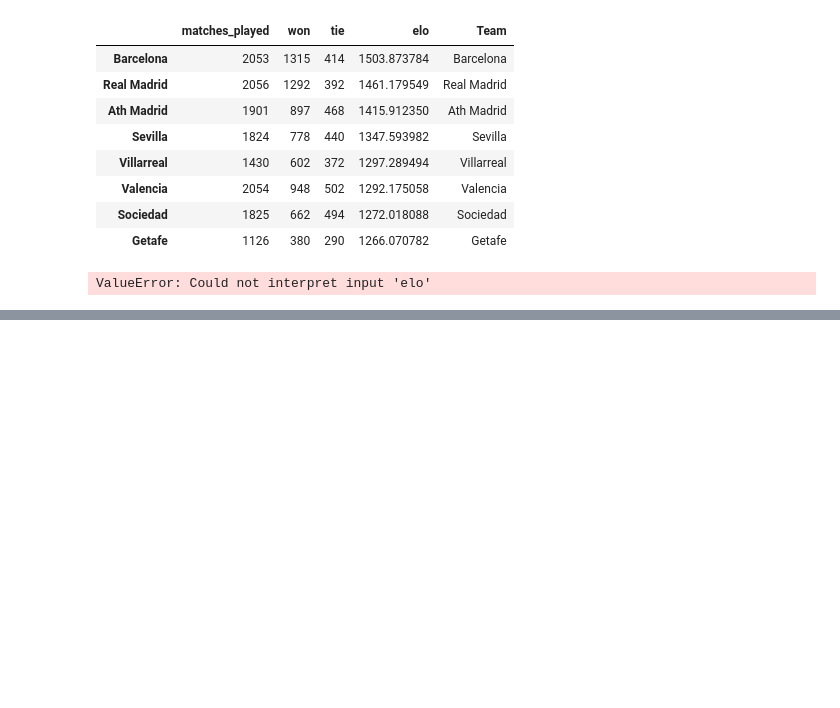
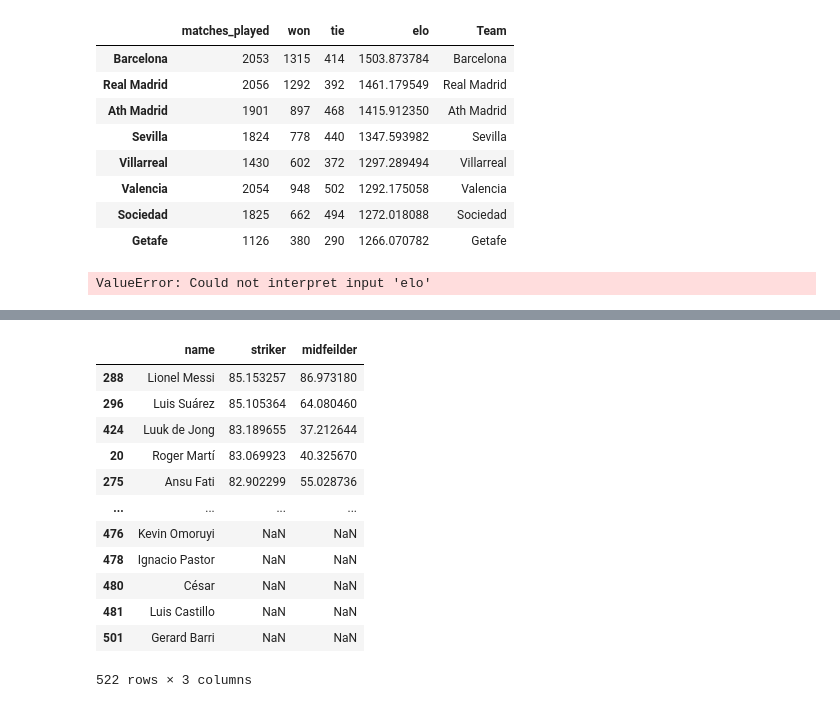
Before and after one commit to gagan2005/Soccer_Prediction_And_DataAnalysis, a Jupyter notebook: main.ipynb, the cells around one changed output, grey strips where cells are left out. Drawn from its saved outputs; the diff is of its cells as text; code cells hidden in the pictures; blank space fills up the shorter version.

```diff
--- a/main.ipynb
+++ b/main.ipynb
@@ -119,0 +243,16 @@ ValueError: Could not interpret input 'elo'
+# %%
+finalscores.sort_values(by="striker",ascending=False)
+# %% [output]
+|  | name | striker | midfeilder |
+| 288 | Lionel Messi | 85.153257 | 86.973180 |
+| 296 | Luis Suárez | 85.105364 | 64.080460 |
+| 424 | Luuk de Jong | 83.189655 | 37.212644 |
+| 20 | Roger Martí | 83.069923 | 40.325670 |
+| 275 | Ansu Fati | 82.902299 | 55.028736 |
+| ... | ... | ... | ... |
+| 476 | Kevin Omoruyi | NaN | NaN |
+| 478 | Ignacio Pastor | NaN | NaN |
+| 480 | César | NaN | NaN |
+| 481 | Luis Castillo | NaN | NaN |
+| 501 | Gerard Barri | NaN | NaN |
+522 rows × 3 columns
```
Also changed, not shown: parts of 8 cells of this notebook, 1 other file.
